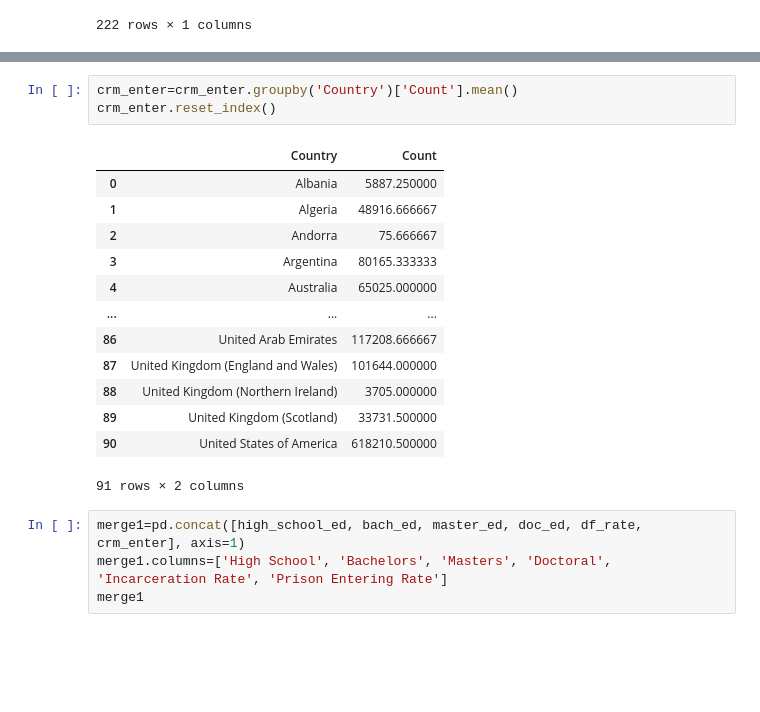
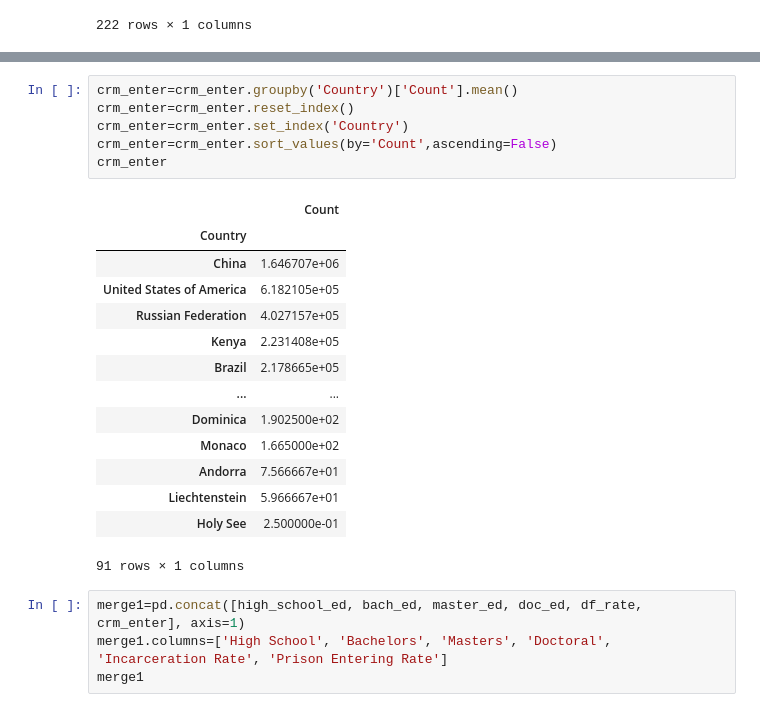
Before and after one commit to pamhinostroza/Project_1, a Jupyter notebook: Project_Main.ipynb, the cells around one changed output, grey strips where cells are left out. Cells and saved outputs as stored; diff of their text form; blank space fills up the shorter version.

```diff
--- a/Project_Main.ipynb
+++ b/Project_Main.ipynb
@@ -493,20 +540,24 @@ crm_enter=crm_enter.drop(['Region','Sub-region'],axis=1)
 # %%
 crm_enter=crm_enter.groupby('Country')['Count'].mean()
-crm_enter.reset_index()
+crm_enter=crm_enter.reset_index()
+crm_enter=crm_enter.set_index('Country')
+crm_enter=crm_enter.sort_values(by='Count',ascending=False)
+crm_enter
 # %% [output]
-|  | Country | Count |
-| 0 | Albania | 5887.250000 |
-| 1 | Algeria | 48916.666667 |
-| 2 | Andorra | 75.666667 |
-| 3 | Argentina | 80165.333333 |
-| 4 | Australia | 65025.000000 |
-| ... | ... | ... |
-| 86 | United Arab Emirates | 117208.666667 |
-| 87 | United Kingdom (England and Wales) | 101644.000000 |
-| 88 | United Kingdom (Northern Ireland) | 3705.000000 |
-| 89 | United Kingdom (Scotland) | 33731.500000 |
-| 90 | United States of America | 618210.500000 |
+|  | Count |
+| Country |  |
+| China | 1.646707e+06 |
+| United States of America | 6.182105e+05 |
+| Russian Federation | 4.027157e+05 |
+| Kenya | 2.231408e+05 |
+| Brazil | 2.178665e+05 |
+| ... | ... |
+| Dominica | 1.902500e+02 |
+| Monaco | 1.665000e+02 |
+| Andorra | 7.566667e+01 |
+| Liechtenstein | 5.966667e+01 |
+| Holy See | 2.500000e-01 |
-91 rows × 2 columns
+91 rows × 1 columns
 # %%
 merge1=pd.concat([high_school_ed, bach_ed, master_ed, doc_ed, df_rate, crm_enter], axis=1)
 merge1.columns=['High School', 'Bachelors', 'Masters', 'Doctoral', 'Incarceration Rate', 'Prison Entering Rate']
```
Also changed, not shown: parts of 17 cells of this notebook.
